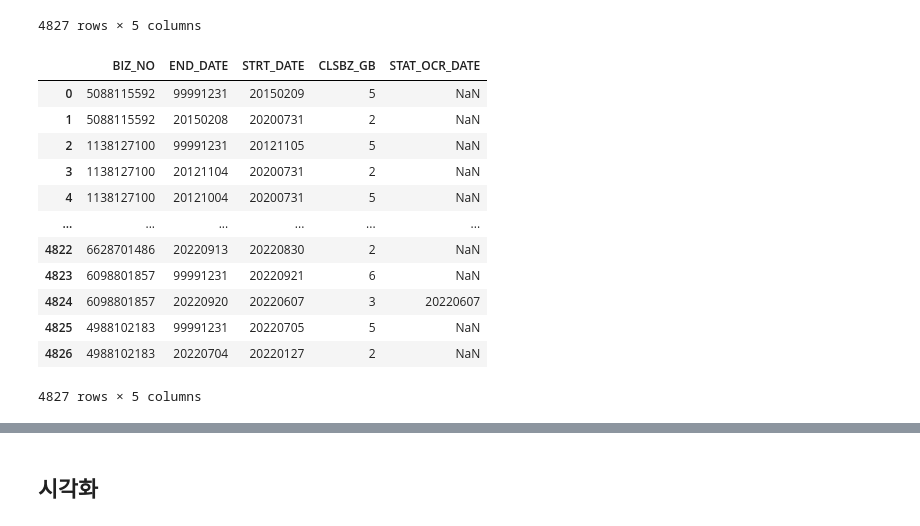
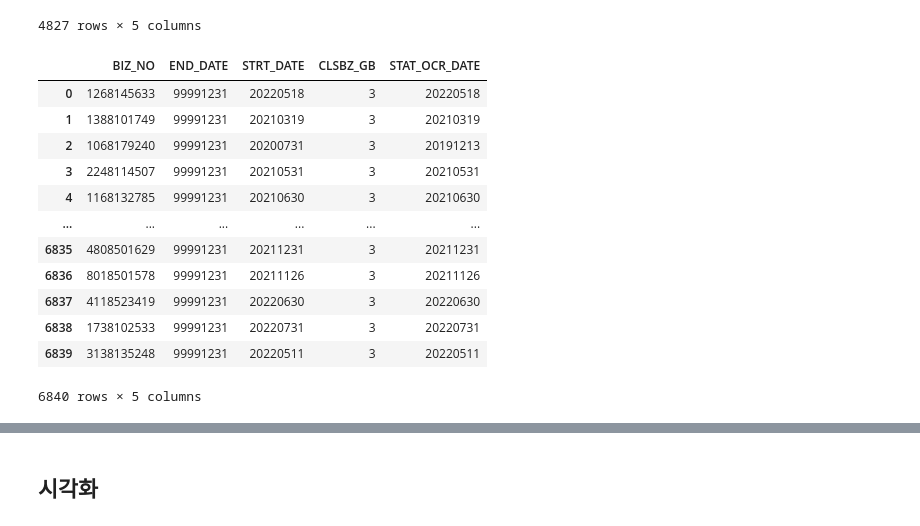
Before and after one commit to kwonwoobin/2022Sesac_1, a Jupyter notebook: numble/numble_data_preprocessing.ipynb, the cells around one changed output, grey strips where cells are left out. Saved outputs shown, nothing was run; the diff lists cells and outputs as text; code cells hidden in the pictures.

```diff
--- a/numble/numble_data_preprocessing.ipynb
+++ b/numble/numble_data_preprocessing.ipynb
@@ -48,6 +53,7 @@ df_rest_record = pd.DataFrame(sheet_rest_record.values)
 df_rest_record = df_rest_record.fillna('NaN')
 df_rest_record.columns = df_rest_record.iloc[0,:]
 df_rest_record = df_rest_record.iloc[1:, :]
+df_rest_record = df_rest_record.reset_index(drop=True)
 df_rest_record.head()
 # %% [output]
 |  | BIZ_NO | END_DATE | STRT_DATE | CLSBZ_GB | STAT_OCR_DATE |
@@ -78,11 +89,11 @@ df_active.head()
 # %%
 #(액티브) 휴폐업이력 - 4828개
-df_active_rest = pd.DataFrame(sheet_active_rest.values)
-df_active_rest = df_active_rest.fillna('NaN')
-df_active_rest.columns = df_active_rest.iloc[0, :]
-df_active_rest = df_active_rest.iloc[1:, :]
-df_active_rest = df_active_rest.reset_index(drop=True)
-df_active_rest.head()
+df_active_record = pd.DataFrame(sheet_active_rest.values)
+df_active_record = df_active_record.fillna('NaN')
+df_active_record.columns = df_active_record.iloc[0, :]
+df_active_record = df_active_record.iloc[1:, :]
+df_active_record = df_active_record.reset_index(drop=True)
+df_active_record.head()
 # %% [output]
 |  | BIZ_NO | END_DATE | STRT_DATE | CLSBZ_GB | STAT_OCR_DATE |
 | 0 | 5088115592 | 99991231 | 20150209 | 5 | NaN |
@@ -405,19 +402,20 @@ df_active_rest
 | 4826 | 4988102183 | 20220704 | 20220127 | 2 | NaN |
 4827 rows × 5 columns
 # %%
-df_active_rest['CLSBZ_GB'] = pd.to_numeric(df_active_rest['CLSBZ_GB'])
-df_active_rest
+df_active_record['CLSBZ_GB'] = pd.to_numeric(df_active_record['CLSBZ_GB'])
+df_rest_record['CLSBZ_GB'] = pd.to_numeric(df_rest_record['CLSBZ_GB'])
+df_rest_record
 # %% [output]
 |  | BIZ_NO | END_DATE | STRT_DATE | CLSBZ_GB | STAT_OCR_DATE |
-| 0 | 5088115592 | 99991231 | 20150209 | 5 | NaN |
-| 1 | 5088115592 | 20150208 | 20200731 | 2 | NaN |
-| 2 | 1138127100 | 99991231 | 20121105 | 5 | NaN |
-| 3 | 1138127100 | 20121104 | 20200731 | 2 | NaN |
-| 4 | 1138127100 | 20121004 | 20200731 | 5 | NaN |
+| 0 | 1268145633 | 99991231 | 20220518 | 3 | 20220518 |
+| 1 | 1388101749 | 99991231 | 20210319 | 3 | 20210319 |
+| 2 | 1068179240 | 99991231 | 20200731 | 3 | 20191213 |
+| 3 | 2248114507 | 99991231 | 20210531 | 3 | 20210531 |
+| 4 | 1168132785 | 99991231 | 20210630 | 3 | 20210630 |
 | ... | ... | ... | ... | ... | ... |
-| 4822 | 6628701486 | 20220913 | 20220830 | 2 | NaN |
-| 4823 | 6098801857 | 99991231 | 20220921 | 6 | NaN |
-| 4824 | 6098801857 | 20220920 | 20220607 | 3 | 20220607 |
-| 4825 | 4988102183 | 99991231 | 20220705 | 5 | NaN |
-| 4826 | 4988102183 | 20220704 | 20220127 | 2 | NaN |
+| 6835 | 4808501629 | 99991231 | 20211231 | 3 | 20211231 |
+| 6836 | 8018501578 | 99991231 | 20211126 | 3 | 20211126 |
+| 6837 | 4118523419 | 99991231 | 20220630 | 3 | 20220630 |
+| 6838 | 1738102533 | 99991231 | 20220731 | 3 | 20220731 |
+| 6839 | 3138135248 | 99991231 | 20220511 | 3 | 20220511 |
-4827 rows × 5 columns
+6840 rows × 5 columns
```
Also changed, not shown: parts of 42 cells of this notebook.
